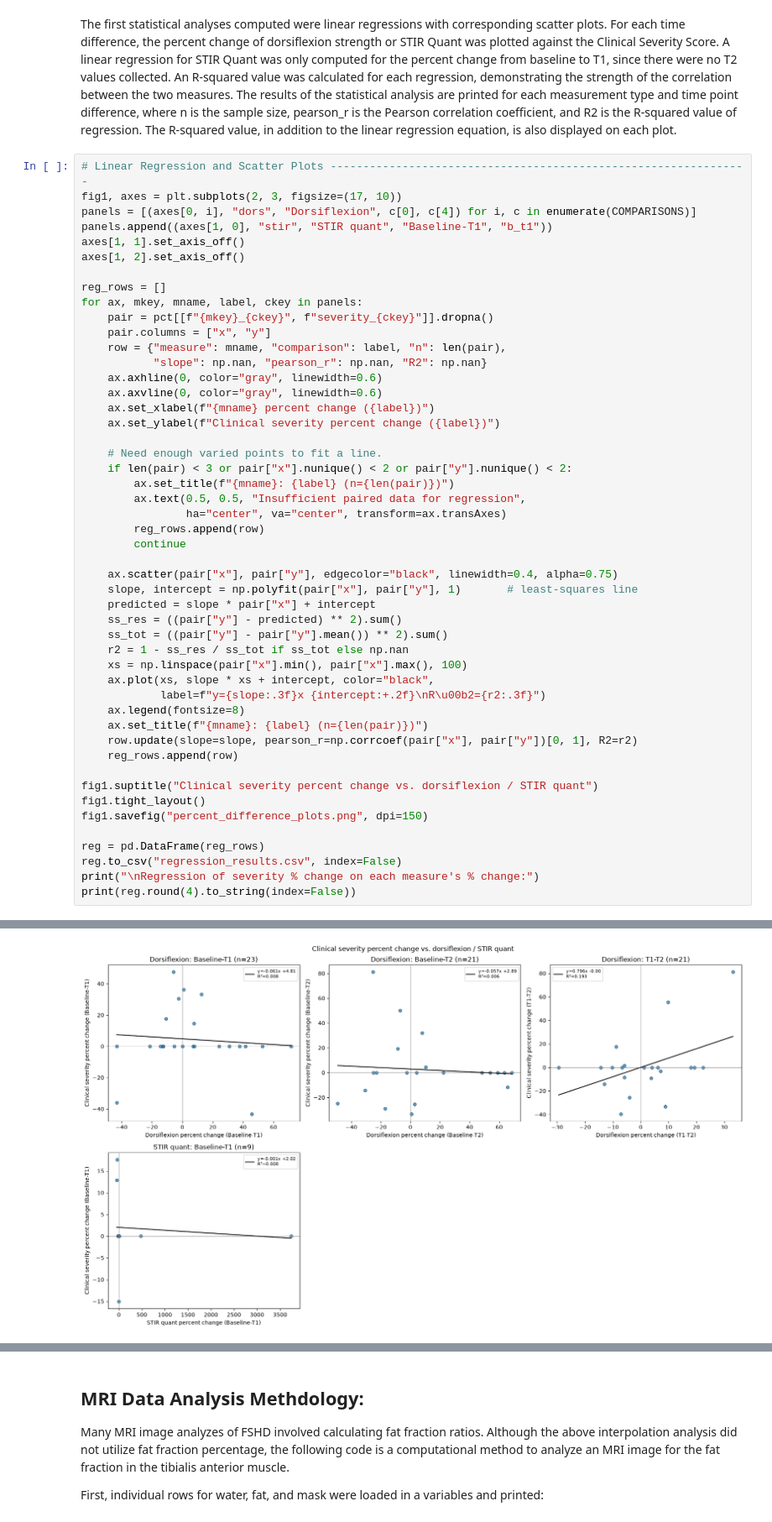
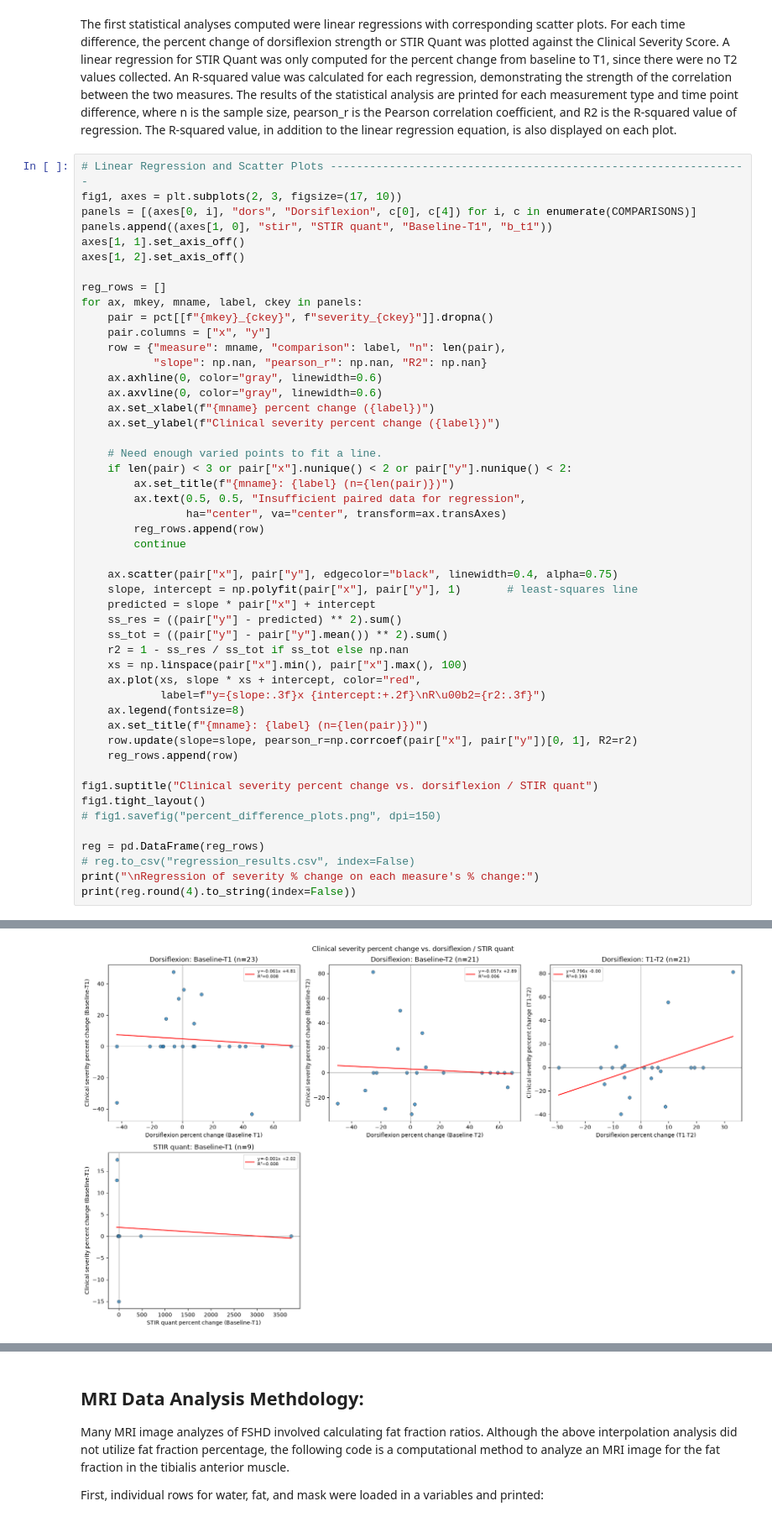
Before and after one commit to charlottelim3/bme2315module2, a Jupyter notebook: FSHD_Module2_Project_Team.ipynb, the cells around one changed output, grey strips where cells are left out. Shown at 84% size. Saved outputs shown, nothing was run; the diff lists cells and outputs as text.

```diff
--- a/FSHD_Module2_Project_Team.ipynb
+++ b/FSHD_Module2_Project_Team.ipynb
@@ -322,35 +313,35 @@ for ax, mkey, mname, label, ckey in panels:
                 ha="center", va="center", transform=ax.transAxes)
         reg_rows.append(row)
         continue
 
     ax.scatter(pair["x"], pair["y"], edgecolor="black", linewidth=0.4, alpha=0.75)
     slope, intercept = np.polyfit(pair["x"], pair["y"], 1)       # least-squares line
     predicted = slope * pair["x"] + intercept
     ss_res = ((pair["y"] - predicted) ** 2).sum()
     ss_tot = ((pair["y"] - pair["y"].mean()) ** 2).sum()
     r2 = 1 - ss_res / ss_tot if ss_tot else np.nan
     xs = np.linspace(pair["x"].min(), pair["x"].max(), 100)
-    ax.plot(xs, slope * xs + intercept, color="black",
+    ax.plot(xs, slope * xs + intercept, color="red",
             label=f"y={slope:.3f}x {intercept:+.2f}\nR\u00b2={r2:.3f}")
     ax.legend(fontsize=8)
     ax.set_title(f"{mname}: {label} (n={len(pair)})")
     row.update(slope=slope, pearson_r=np.corrcoef(pair["x"], pair["y"])[0, 1], R2=r2)
     reg_rows.append(row)
 
 fig1.suptitle("Clinical severity percent change vs. dorsiflexion / STIR quant")
 fig1.tight_layout()
-fig1.savefig("percent_difference_plots.png", dpi=150)
+# fig1.savefig("percent_difference_plots.png", dpi=150)
 
 reg = pd.DataFrame(reg_rows)
-reg.to_csv("regression_results.csv", index=False)
+# reg.to_csv("regression_results.csv", index=False)
 print("\nRegression of severity % change on each measure's % change:")
 print(reg.round(4).to_string(index=False))
 # %% [output]
 Regression of severity % change on each measure's % change:
      measure  comparison  n   slope  pearson_r     R2
 Dorsiflexion Baseline-T1 23 -0.0613    -0.0889 0.0079
 Dorsiflexion Baseline-T2 21 -0.0575    -0.0781 0.0061
 Dorsiflexion       T1-T2 21  0.7955     0.4388 0.1925
   STIR quant Baseline-T1  9 -0.0007    -0.0907 0.0082
-[figure, old version]
+[figure, new version]
 # %% [markdown]
```
Also changed, not shown: parts of 11 cells of this notebook, 9 other files.
